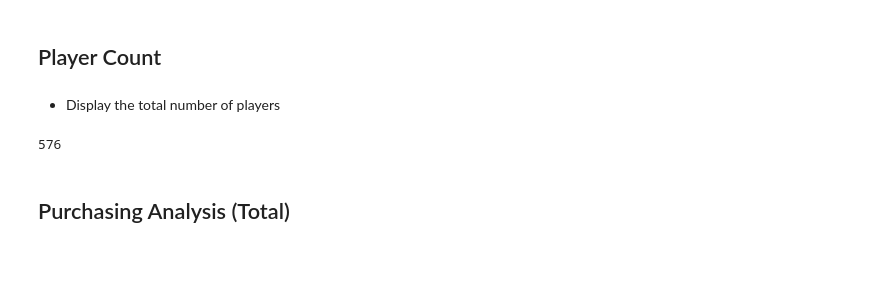
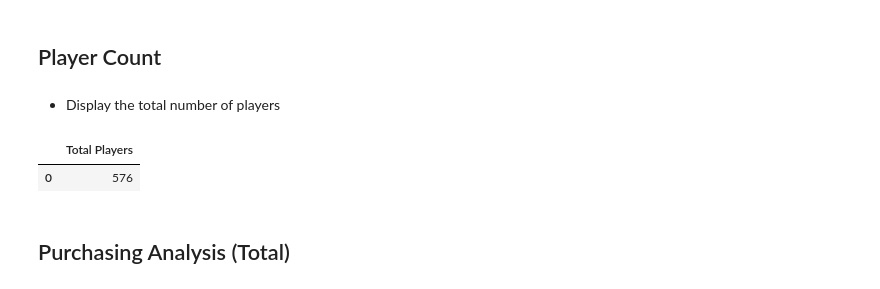
Before and after one commit to Sweeny91/Pandas_DataFrame_Method_Exploration, a Jupyter notebook: HeroesofPymoli/working_book.ipynb, the cells around one changed output. Saved outputs shown, nothing was run; the diff lists cells and outputs as text; code cells hidden in the pictures; blank space fills up the shorter version.

```diff
--- a/HeroesofPymoli/working_book.ipynb
+++ b/HeroesofPymoli/working_book.ipynb
@@ -24,11 +24,17 @@ purchase_df.head()
 ## Player Count
 # %% [markdown]
 * Display the total number of players
-# %%
-total_players = purchase_df.SN.nunique()
-print(total_players)
-# %% [output]
-576
+# %%
+# count the total number of unique values and store in variable
+total_players = purchase_df.SN.nunique()
+
+# construct data frame
+total_players_df = pd.DataFrame({"Total Players": [total_players]})
+
+total_players_df
+# %% [output]
+|  | Total Players |
+| 0 | 576 |
 # %% [markdown]
 ## Purchasing Analysis (Total)
 # %% [markdown]
```
Also changed, not shown: parts of 9 cells of this notebook.
